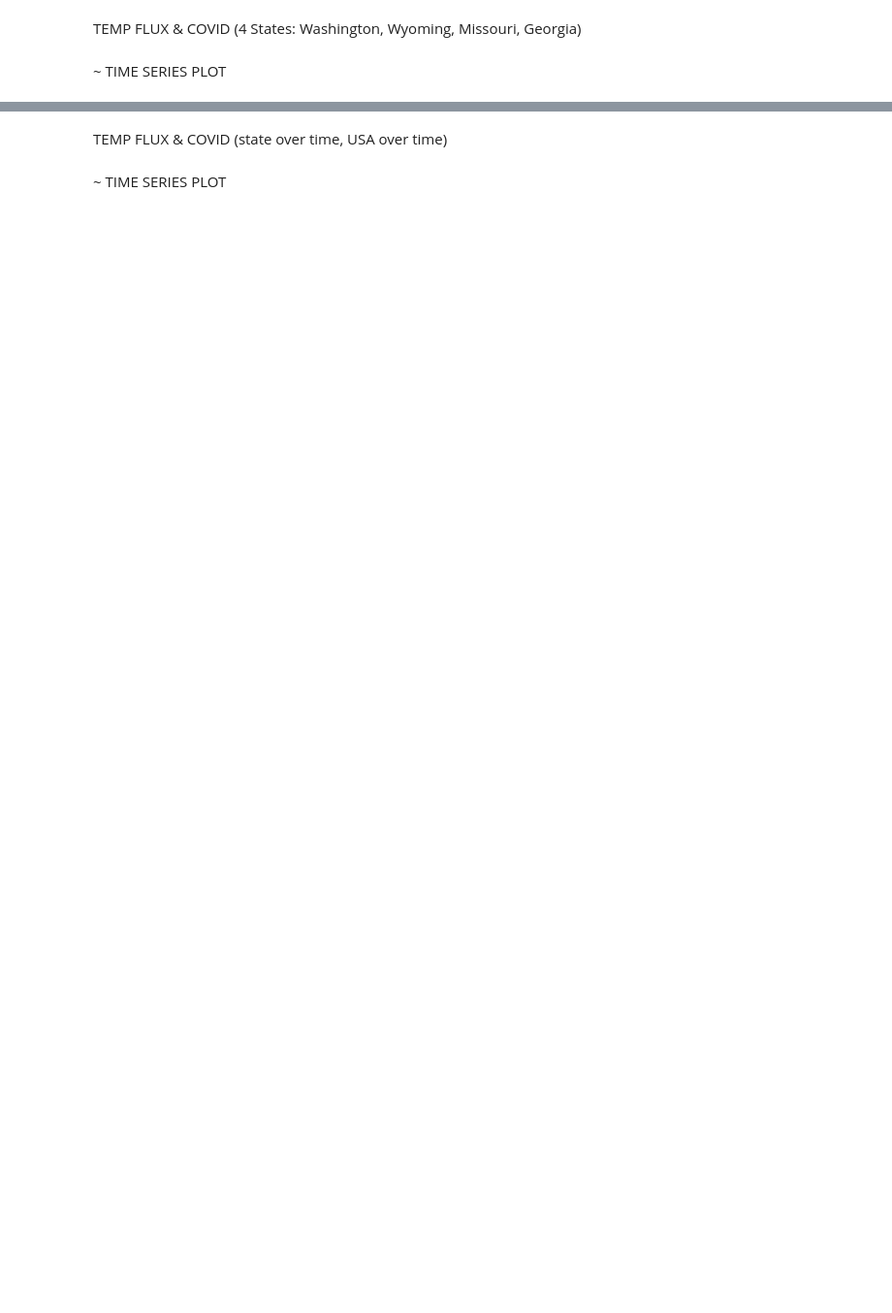
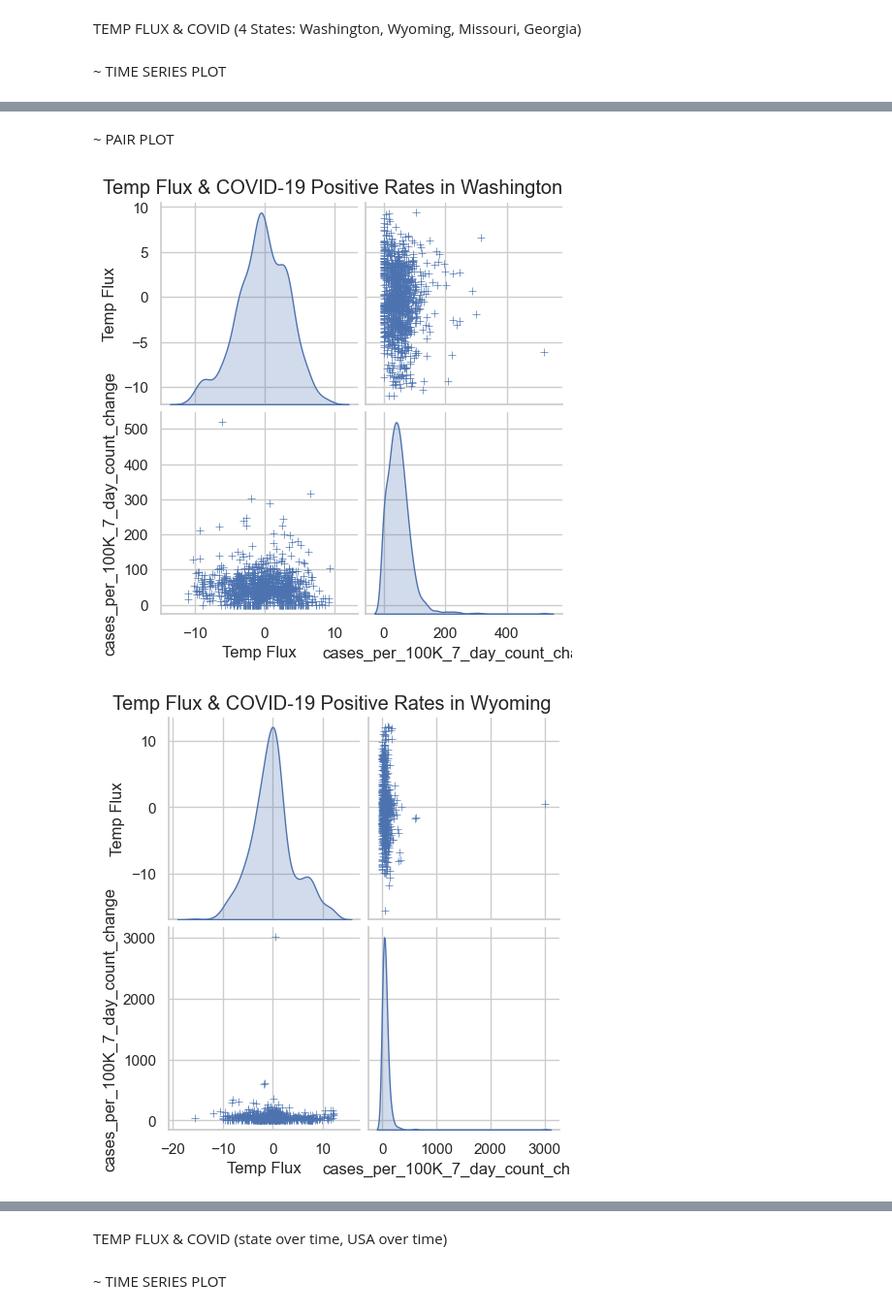
Before and after one commit to iiqueenizzy13/AbtGlobal_1B, a Jupyter notebook: temp_flux_visualization.ipynb, the cells around one changed output, grey strips where cells are left out. Shown at 97% size. Drawn from its saved outputs; the diff is of its cells as text; code cells hidden in the pictures; blank space fills up the shorter version.

```diff
--- a/temp_flux_visualization.ipynb
+++ b/temp_flux_visualization.ipynb
@@ -61,0 +63,25 @@ for state in list:
+# %% [markdown]
+~ PAIR PLOT
+# %%
+# Define the list of states
+states_list = ['Washington', 'Wyoming', 'Missouri', 'Georgia']
+
+# Loop through each state and create a pair plot
+for state in states_list:
+    # Filter the dataset for the current state
+    df_state = df[df['State'] == state]
+
+    # Select the necessary columns: Temp Flux & COVID Positive Rates
+    df_temp_flux = df_state[['Week', 'County', 'Temp Flux', 'cases_per_100K_7_day_count_change']].dropna()
+
+    # Create the pair plot for Temp Flux and COVID Positive Rates, each marker represents a county within the selected state
+    sns.pairplot(df_temp_flux, diag_kind="kde", markers='+')
+
+    # Set the title for the plot
+    plt.suptitle(f'Temp Flux & COVID-19 Positive Rates in {state}', y=1.02)
+
+    # Show the plot
+    plt.show()
+# %% [output]
+[figure, added]
+[figure, added]
```
Also changed, not shown: parts of 8 cells of this notebook, 1 other file.
